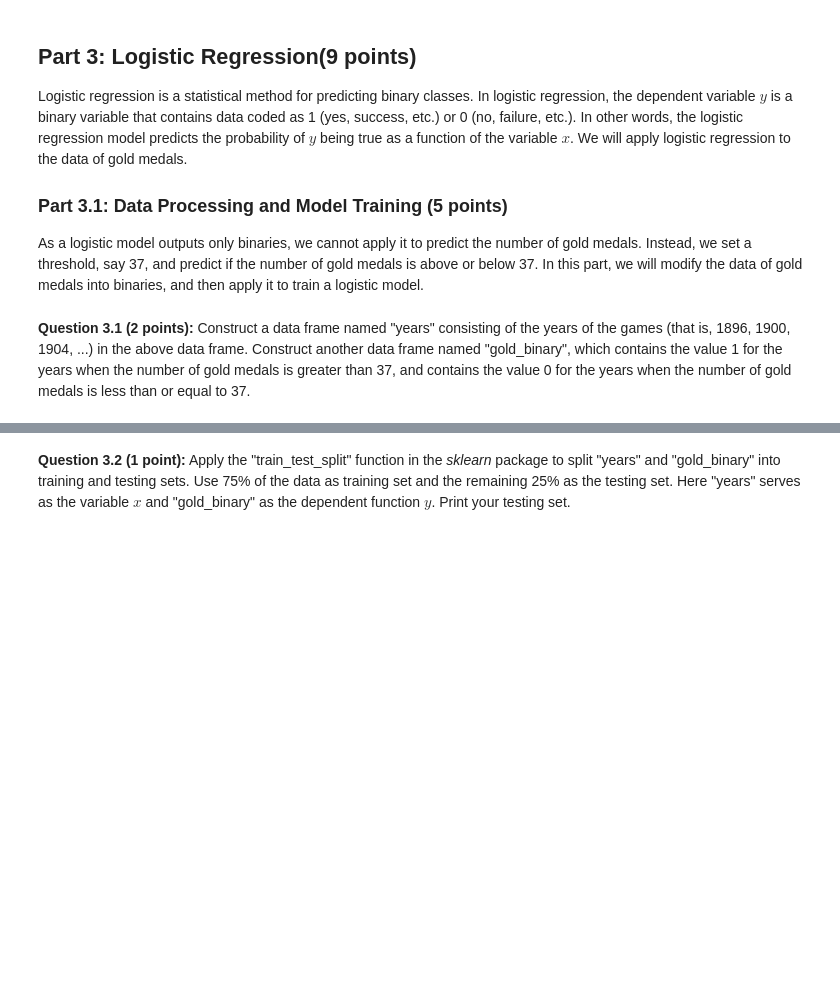
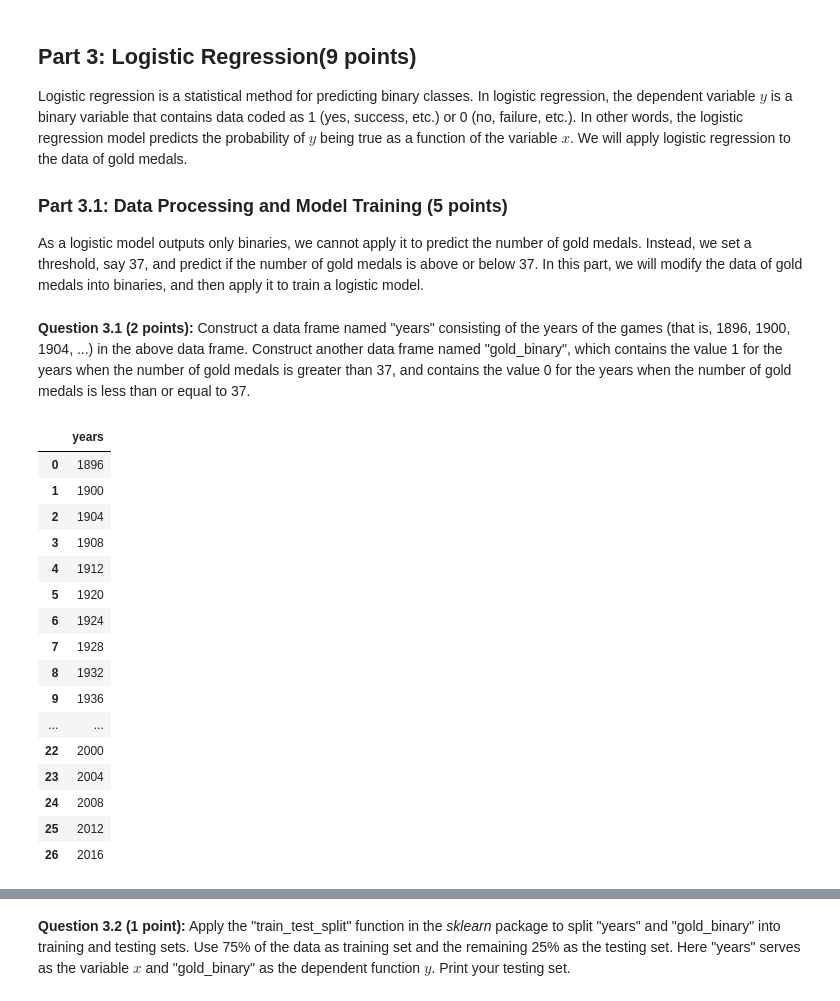
Before and after one commit to wiltand1/cmse_20, a Jupyter notebook: Homework_Assignments/hw-04/HW-04-LogisticRegression-STUDENT.ipynb, the cells around one changed output, grey strips where cells are left out. Cells and saved outputs as stored; diff of their text form; code cells hidden in the pictures; blank space fills up the shorter version.

```diff
--- a/Homework_Assignments/hw-04/HW-04-LogisticRegression-STUDENT.ipynb
+++ b/Homework_Assignments/hw-04/HW-04-LogisticRegression-STUDENT.ipynb
@@ -153,0 +153,27 @@ As a logistic model outputs only binaries, we cannot apply it to predict the num
+# %%
+### put your code here ###
+
+## x-variable, independent
+
+years = olympic['Games']
+years = years.str.extract('(\d+)')
+years = years.rename(columns={0: "years"})
+years
+# %% [output]
+|  | years |
+| 0 | 1896 |
+| 1 | 1900 |
+| 2 | 1904 |
+| 3 | 1908 |
+| 4 | 1912 |
+| 5 | 1920 |
+| 6 | 1924 |
+| 7 | 1928 |
+| 8 | 1932 |
+| 9 | 1936 |
+| ... | ... |
+| 22 | 2000 |
+| 23 | 2004 |
+| 24 | 2008 |
+| 25 | 2012 |
+| 26 | 2016 |
```
Also changed, not shown: parts of 24 cells of this notebook.
